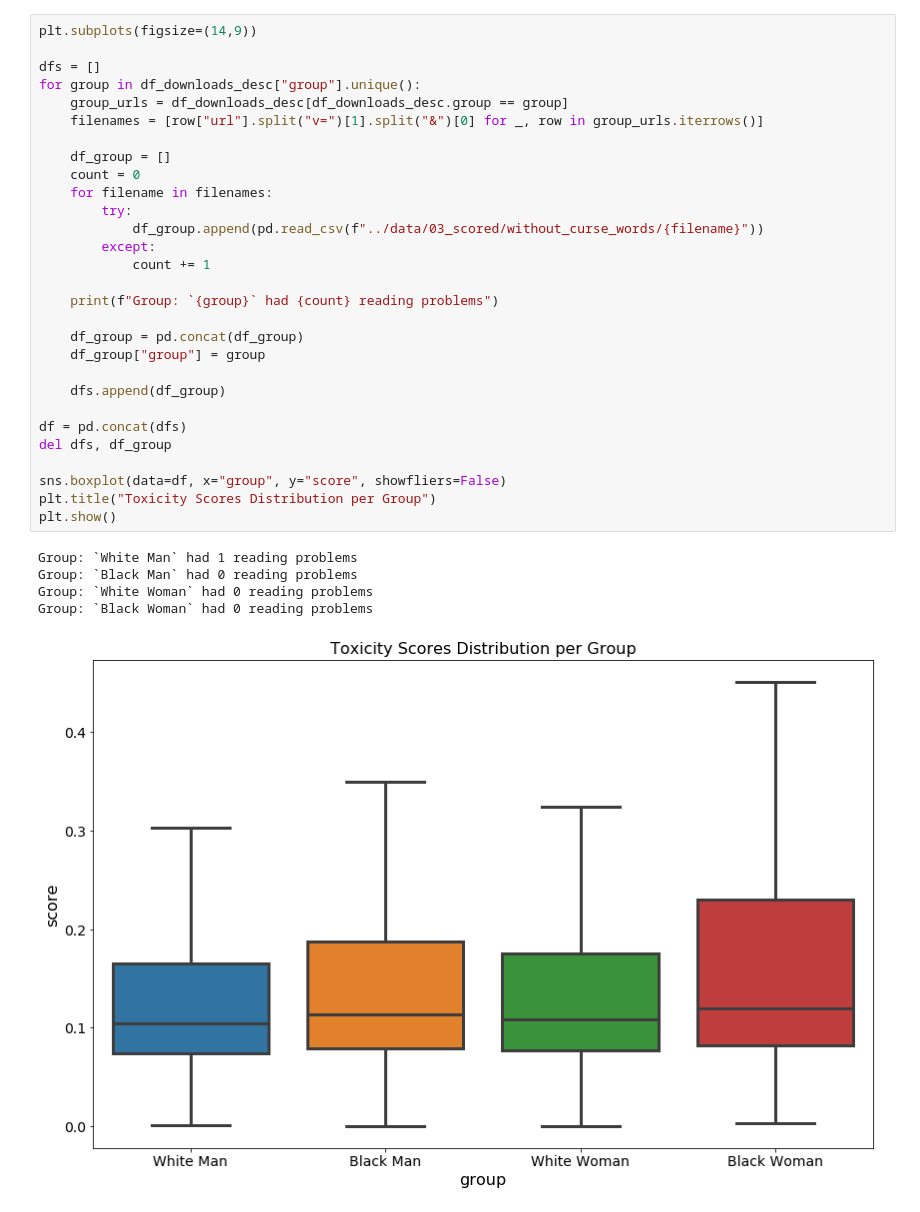
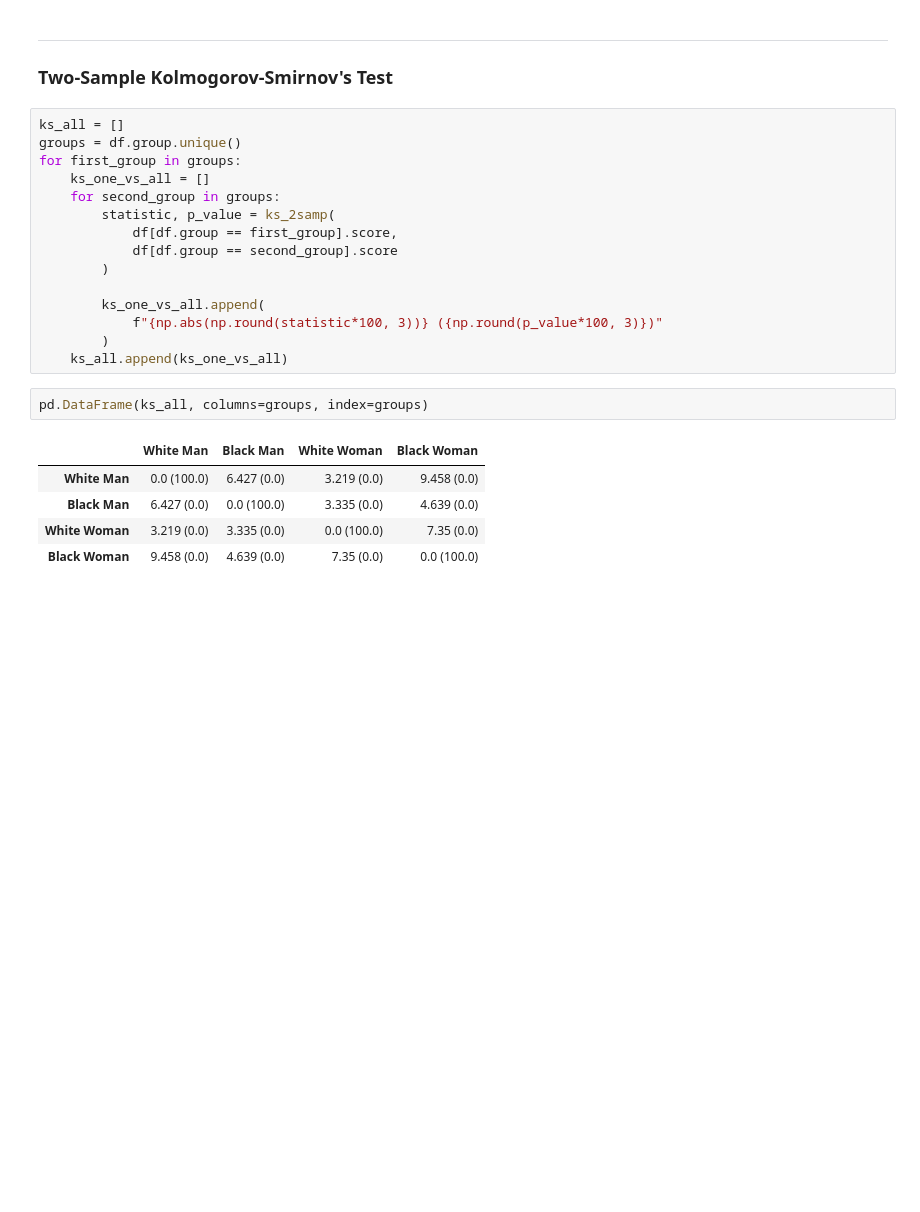
Before and after one commit to Guilherme26/dissertation, a Jupyter notebook: notebooks/score-analysis.ipynb, the cells around one changed output. Drawn from its saved outputs; the diff is of its cells as text; blank space fills up the shorter version.

```diff
--- a/notebooks/score-analysis.ipynb
+++ b/notebooks/score-analysis.ipynb
@@ -97,35 +107,27 @@ Group: `Black Woman` had 0 reading problems
-# %%
-plt.subplots(figsize=(14,9))
-
-dfs = []
-for group in df_downloads_desc["group"].unique():
-    group_urls = df_downloads_desc[df_downloads_desc.group == group]
-    filenames = [row["url"].split("v=")[1].split("&")[0] for _, row in group_urls.iterrows()]
-
-    df_group = []
-    count = 0
-    for filename in filenames:
-        try:
-            df_group.append(pd.read_csv(f"../data/03_scored/without_curse_words/{filename}"))
-        except:
-            count += 1
-
-    print(f"Group: `{group}` had {count} reading problems")
-
-    df_group = pd.concat(df_group)
-    df_group["group"] = group
-
-    dfs.append(df_group)
-
-df = pd.concat(dfs)
-del dfs, df_group
-
-sns.boxplot(data=df, x="group", y="score", showfliers=False)
-plt.title("Toxicity Scores Distribution per Group")
-plt.show()
-# %% [output]
-Group: `White Man` had 1 reading problems
-Group: `Black Man` had 0 reading problems
-Group: `White Woman` had 0 reading problems
-Group: `Black Woman` had 0 reading problems
-[figure, removed]
+# %% [markdown]
+---
+
+### Two-Sample Kolmogorov-Smirnov's Test
+# %%
+ks_all = []
+groups = df.group.unique()
+for first_group in groups:
+    ks_one_vs_all = []
+    for second_group in groups:
+        statistic, p_value = ks_2samp(
+            df[df.group == first_group].score,
+            df[df.group == second_group].score
+        )
+
+        ks_one_vs_all.append(
+            f"{np.abs(np.round(statistic*100, 3))} ({np.round(p_value*100, 3)})"
+        )
+    ks_all.append(ks_one_vs_all)
+# %%
+pd.DataFrame(ks_all, columns=groups, index=groups)
+# %% [output]
+|  | White Man | Black Man | White Woman | Black Woman |
+| White Man | 0.0 (100.0) | 6.427 (0.0) | 3.219 (0.0) | 9.458 (0.0) |
+| Black Man | 6.427 (0.0) | 0.0 (100.0) | 3.335 (0.0) | 4.639 (0.0) |
+| White Woman | 3.219 (0.0) | 3.335 (0.0) | 0.0 (100.0) | 7.35 (0.0) |
+| Black Woman | 9.458 (0.0) | 4.639 (0.0) | 7.35 (0.0) | 0.0 (100.0) |
```
Also changed, not shown: parts of 7 cells of this notebook, 1 other file.
